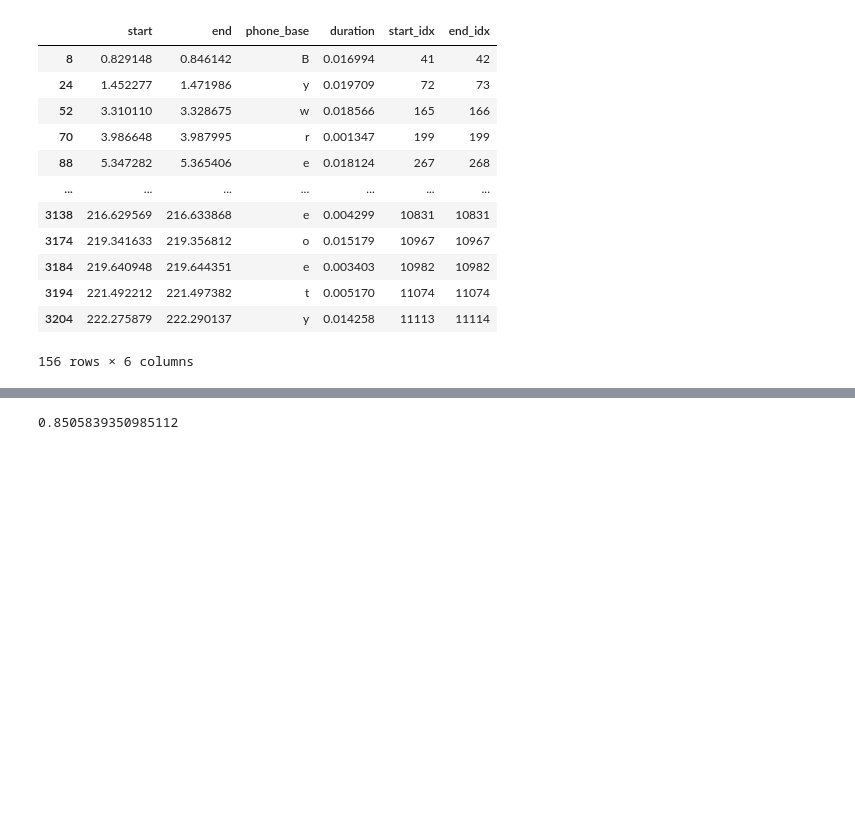
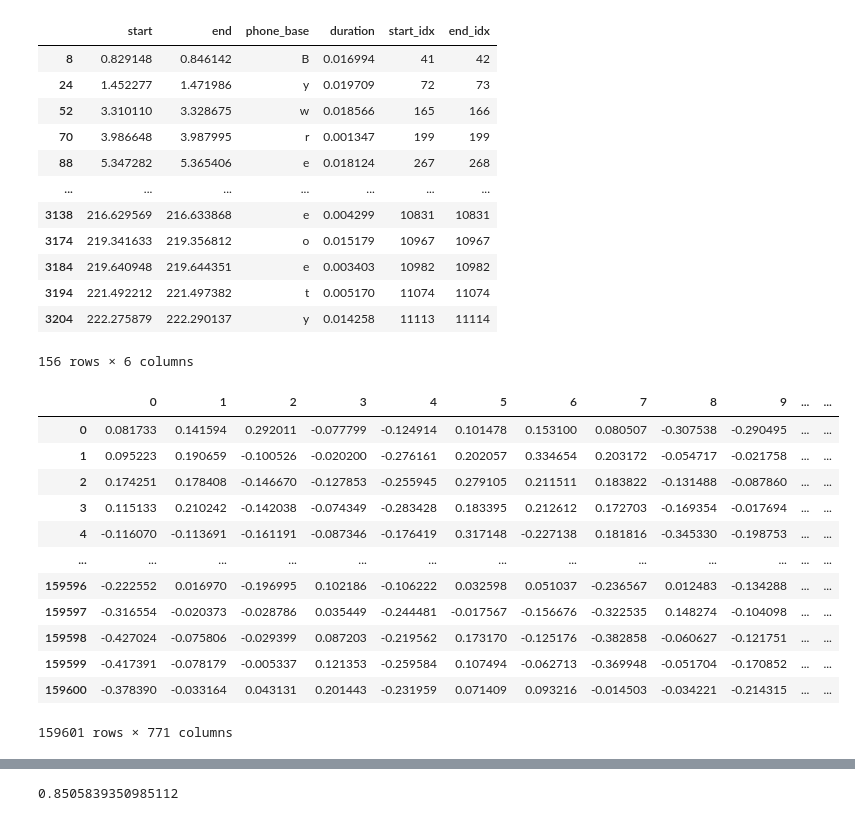
Before and after one commit to BSCCNS/Applio_LS, a Jupyter notebook: develop_nb/transitions.ipynb, the cells around one changed output, grey strips where cells are left out. Saved outputs shown, nothing was run; the diff lists cells and outputs as text; code cells hidden in the pictures; blank space fills up the shorter version.

```diff
--- a/develop_nb/transitions.ipynb
+++ b/develop_nb/transitions.ipynb
@@ -59,10 +66,27 @@ df_algn_tr[df_algn_tr['duration'] < 0.02]
 | 3204 | 222.275879 | 222.290137 | y | 0.014258 | 11113 | 11114 |
 156 rows × 6 columns
 # %%
-feat_path = '/Users/tomasandrade/Documents/BSC/ICHOIR/applio/Applio_LS/experiments/maria_v0/feat_768d/feat_768d_layer_12.csv'
+feat_path = '/Users/tomasandrade/Documents/BSC/ICHOIR/applio/Applio_LS/experiments/maria_3d/feat_768d/feat_768d_layer_12.csv'
 df_anotated_12 = pd.read_csv(feat_path, index_col=0)
+
 df_song = df_anotated_12[df_anotated_12['song'] == 'ES_volver_a_los_17']
 df_song = df_song.drop(columns=['phone_base', 'song'])
+# %%
+df_anotated_12
+# %% [output]
+|  | 0 | 1 | 2 | 3 | 4 | 5 | 6 | 7 | 8 | 9 | ... | ... |
+| 0 | 0.081733 | 0.141594 | 0.292011 | -0.077799 | -0.124914 | 0.101478 | 0.153100 | 0.080507 | -0.307538 | -0.290495 | ... | ... |
+| 1 | 0.095223 | 0.190659 | -0.100526 | -0.020200 | -0.276161 | 0.202057 | 0.334654 | 0.203172 | -0.054717 | -0.021758 | ... | ... |
+| 2 | 0.174251 | 0.178408 | -0.146670 | -0.127853 | -0.255945 | 0.279105 | 0.211511 | 0.183822 | -0.131488 | -0.087860 | ... | ... |
+| 3 | 0.115133 | 0.210242 | -0.142038 | -0.074349 | -0.283428 | 0.183395 | 0.212612 | 0.172703 | -0.169354 | -0.017694 | ... | ... |
+| 4 | -0.116070 | -0.113691 | -0.161191 | -0.087346 | -0.176419 | 0.317148 | -0.227138 | 0.181816 | -0.345330 | -0.198753 | ... | ... |
+| ... | ... | ... | ... | ... | ... | ... | ... | ... | ... | ... | ... | ... |
+| 159596 | -0.222552 | 0.016970 | -0.196995 | 0.102186 | -0.106222 | 0.032598 | 0.051037 | -0.236567 | 0.012483 | -0.134288 | ... | ... |
+| 159597 | -0.316554 | -0.020373 | -0.028786 | 0.035449 | -0.244481 | -0.017567 | -0.156676 | -0.322535 | 0.148274 | -0.104098 | ... | ... |
+| 159598 | -0.427024 | -0.075806 | -0.029399 | 0.087203 | -0.219562 | 0.173170 | -0.125176 | -0.382858 | -0.060627 | -0.121751 | ... | ... |
+| 159599 | -0.417391 | -0.078179 | -0.005337 | 0.121353 | -0.259584 | 0.107494 | -0.062713 | -0.369948 | -0.051704 | -0.170852 | ... | ... |
+| 159600 | -0.378390 | -0.033164 | 0.043131 | 0.201443 | -0.231959 | 0.071409 | 0.093216 | -0.014503 | -0.034221 | -0.214315 | ... | ... |
+159601 rows × 771 columns
 # %%
 df_annotated = u.add_phone_to_feat_df(df_song, df_algn)
 df_annotated_trans = u.add_phone_to_feat_df(df_song, df_algn_tr)
```
Also changed, not shown: parts of 3 cells of this notebook, 1 other file.
